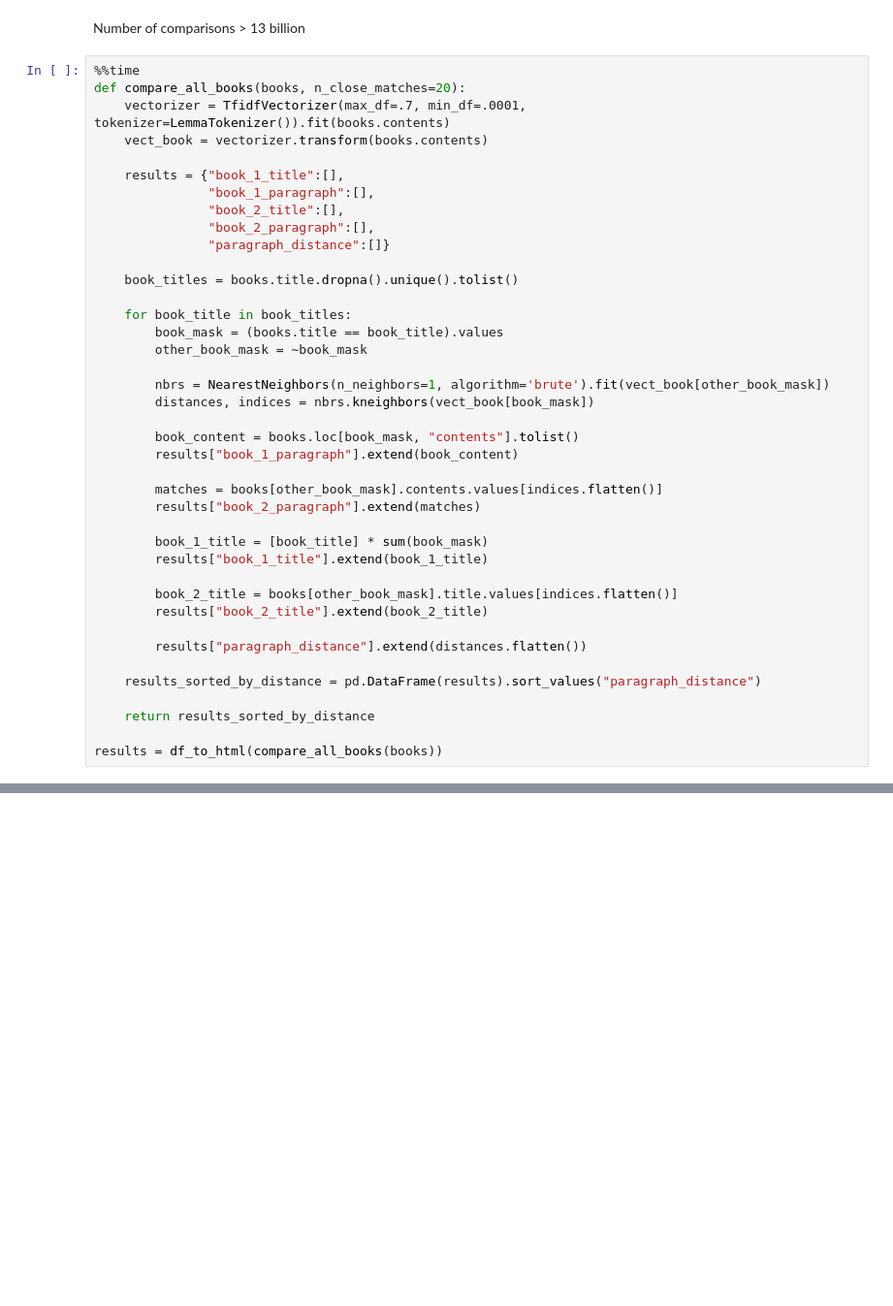
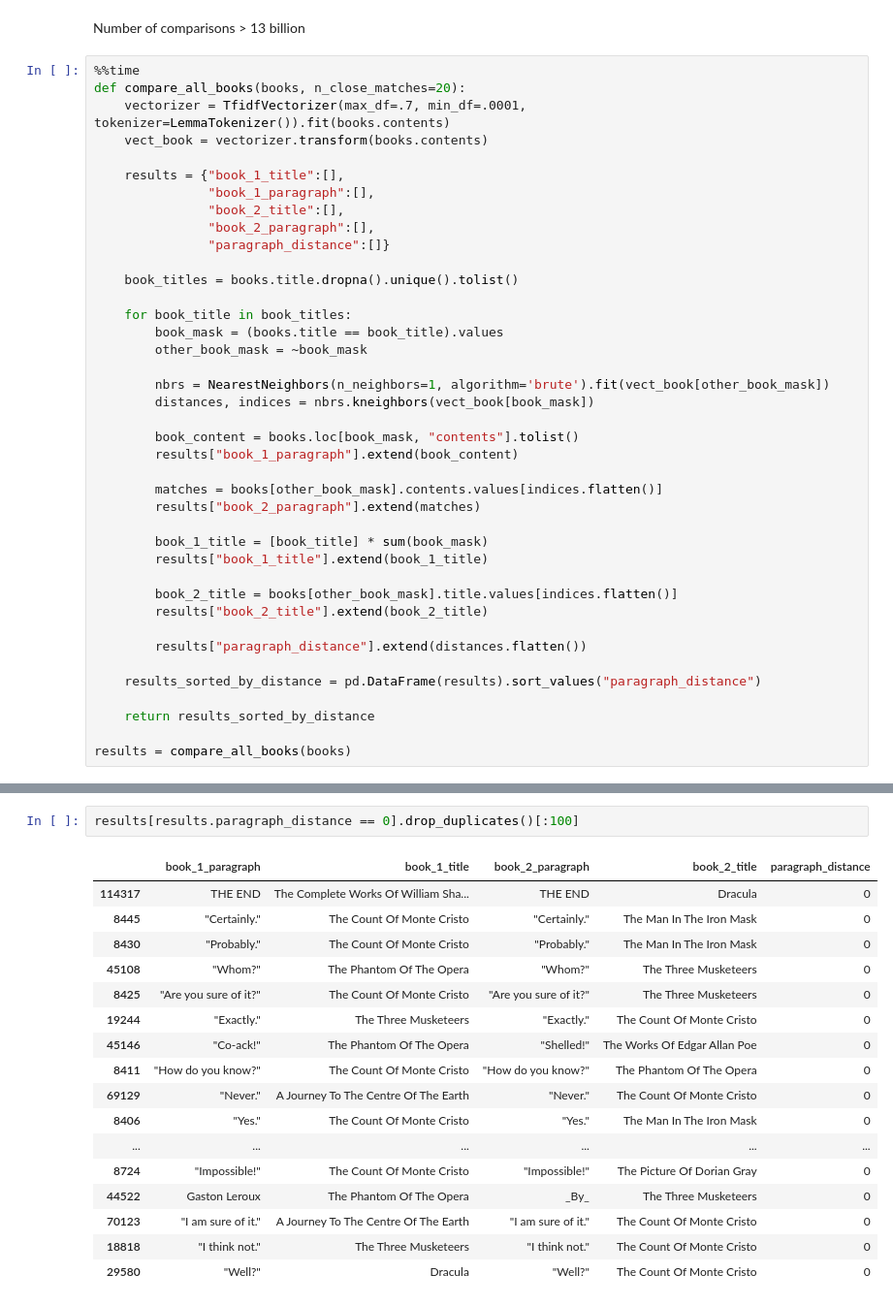
Before and after one commit to JasonSanchez/email-like-enron, a Jupyter notebook: similar_books_small_dataset/Book similarity.ipynb, the cells around one changed output, grey strips where cells are left out. Shown at 97% size. Saved outputs shown, nothing was run; the diff lists cells and outputs as text; blank space fills up the shorter version.

```diff
--- a/similar_books_small_dataset/Book similarity.ipynb
+++ b/similar_books_small_dataset/Book similarity.ipynb
@@ -520,4 +520,4 @@ def compare_all_books(books, n_close_matches=20):
 
     return results_sorted_by_distance
 
-results = df_to_html(compare_all_books(books))
+results = compare_all_books(books)
@@ -526,0 +526,20 @@ results.head(100)
+# %%
+results[results.paragraph_distance == 0].drop_duplicates()[:100]
+# %% [output]
+|  | book_1_paragraph | book_1_title | book_2_paragraph | book_2_title | paragraph_distance |
+| 114317 | THE END | The Complete Works Of William Sha... | THE END | Dracula | 0 |
+| 8445 | "Certainly." | The Count Of Monte Cristo | "Certainly." | The Man In The Iron Mask | 0 |
+| 8430 | "Probably." | The Count Of Monte Cristo | "Probably." | The Man In The Iron Mask | 0 |
+| 45108 | "Whom?" | The Phantom Of The Opera | "Whom?" | The Three Musketeers | 0 |
+| 8425 | "Are you sure of it?" | The Count Of Monte Cristo | "Are you sure of it?" | The Three Musketeers | 0 |
+| 19244 | "Exactly." | The Three Musketeers | "Exactly." | The Count Of Monte Cristo | 0 |
+| 45146 | "Co-ack!" | The Phantom Of The Opera | "Shelled!" | The Works Of Edgar Allan Poe | 0 |
+| 8411 | "How do you know?" | The Count Of Monte Cristo | "How do you know?" | The Phantom Of The Opera | 0 |
+| 69129 | "Never." | A Journey To The Centre Of The Earth | "Never." | The Count Of Monte Cristo | 0 |
+| 8406 | "Yes." | The Count Of Monte Cristo | "Yes." | The Man In The Iron Mask | 0 |
+| ... | ... | ... | ... | ... | ... |
+| 8724 | "Impossible!" | The Count Of Monte Cristo | "Impossible!" | The Picture Of Dorian Gray | 0 |
+| 44522 | Gaston Leroux | The Phantom Of The Opera | _By_ | The Three Musketeers | 0 |
+| 70123 | "I am sure of it." | A Journey To The Centre Of The Earth | "I am sure of it." | The Count Of Monte Cristo | 0 |
+| 18818 | "I think not." | The Three Musketeers | "I think not." | The Count Of Monte Cristo | 0 |
+| 29580 | "Well?" | Dracula | "Well?" | The Count Of Monte Cristo | 0 |
```
Also changed, not shown: parts of 4 cells of this notebook.
